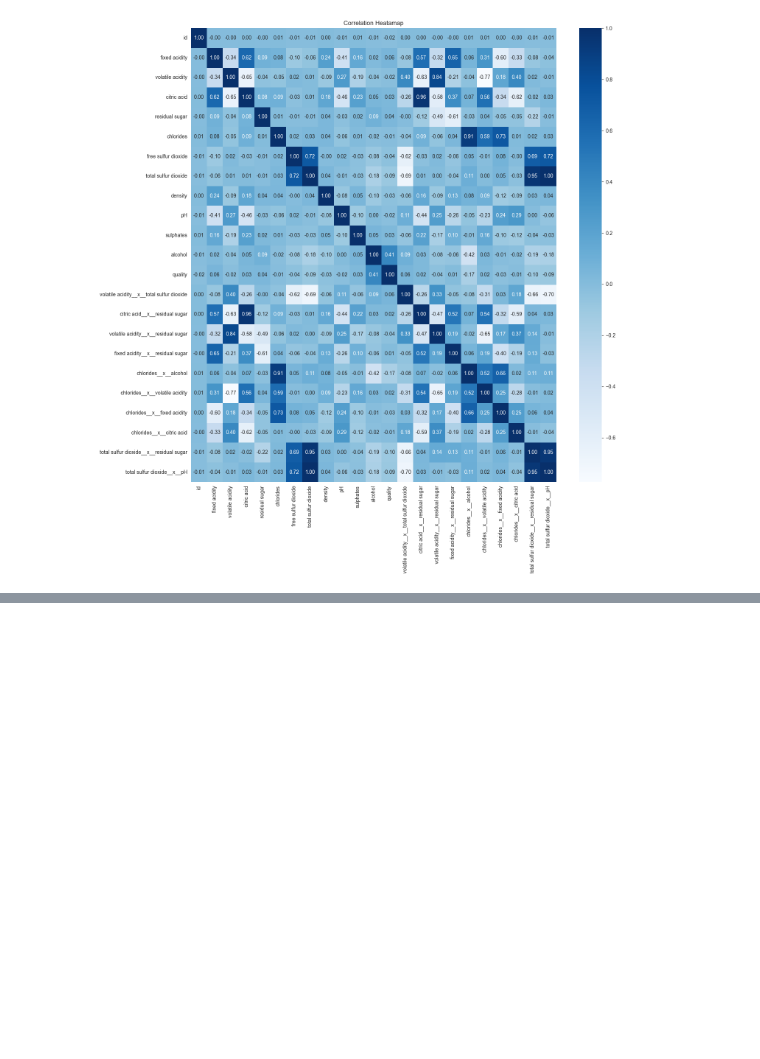
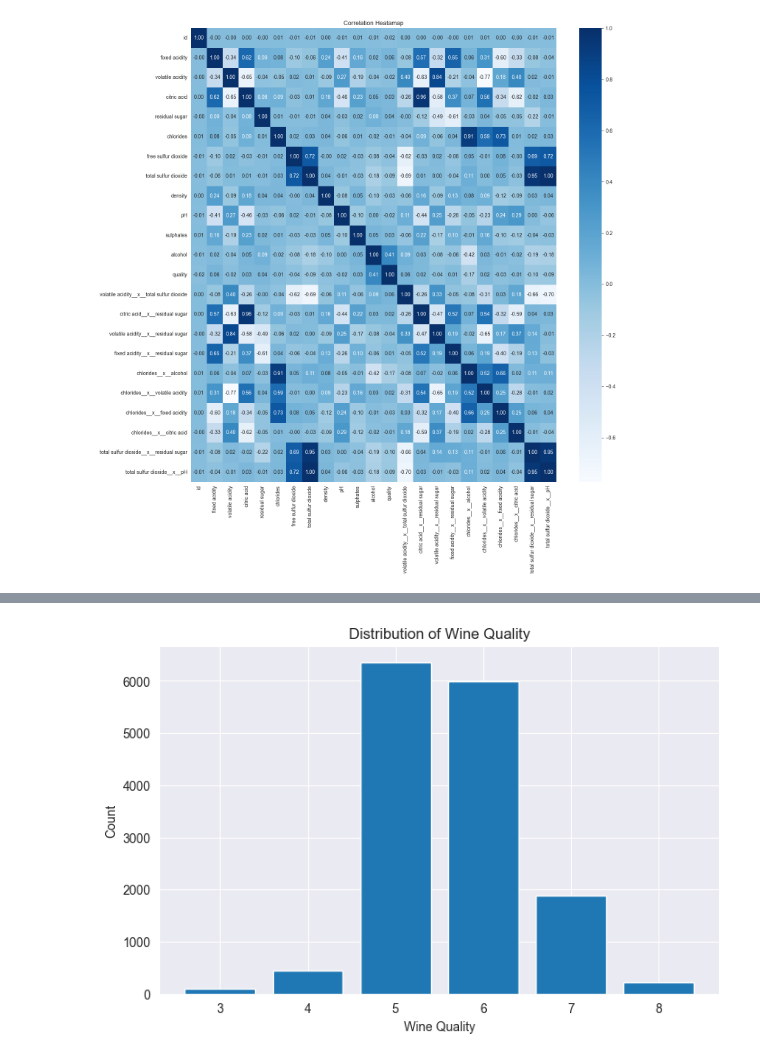
Before and after one commit to logan-heydt/Kaggle_competitions, a Jupyter notebook: Wine_Quality/src/wine_quality_pred.ipynb, the cells around one changed output, grey strips where cells are left out. Drawn from its saved outputs; the diff is of its cells as text; code cells hidden in the pictures; blank space fills up the shorter version.

```diff
--- a/Wine_Quality/src/wine_quality_pred.ipynb
+++ b/Wine_Quality/src/wine_quality_pred.ipynb
@@ -121,3 +151,15 @@ Name: quality, dtype: float64
+# %%
+quality_counts = df['quality'].value_counts().sort_index()
+
+plt.figure(figsize=(8, 5))
+plt.bar(quality_counts.index, quality_counts.values)
+plt.xlabel("Wine Quality")
+plt.ylabel("Count")
+plt.title("Distribution of Wine Quality")
+plt.xticks(quality_counts.index)
+plt.show()
+# %% [output]
+[figure, added]
 # %% [markdown]
 # Wine Notes
 ## Fixed acidity:
```
Also changed, not shown: parts of 6 cells of this notebook.
